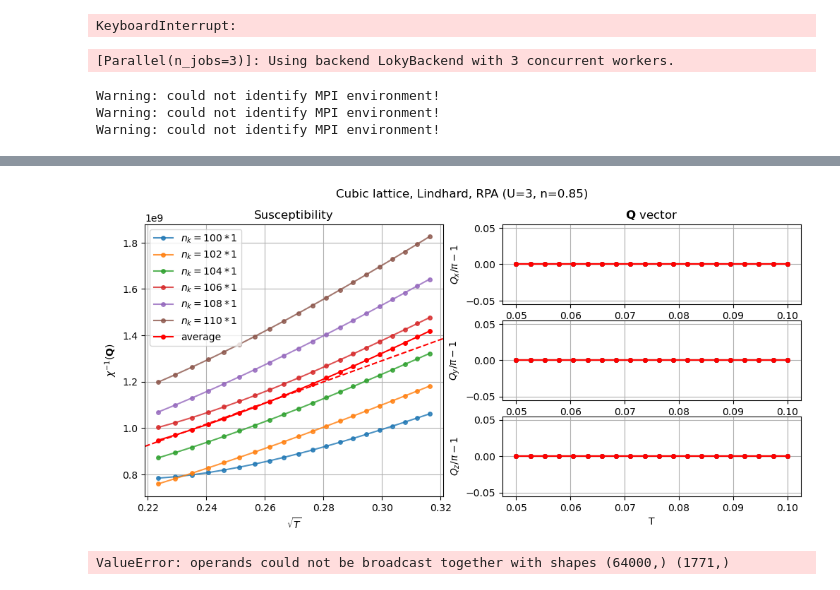
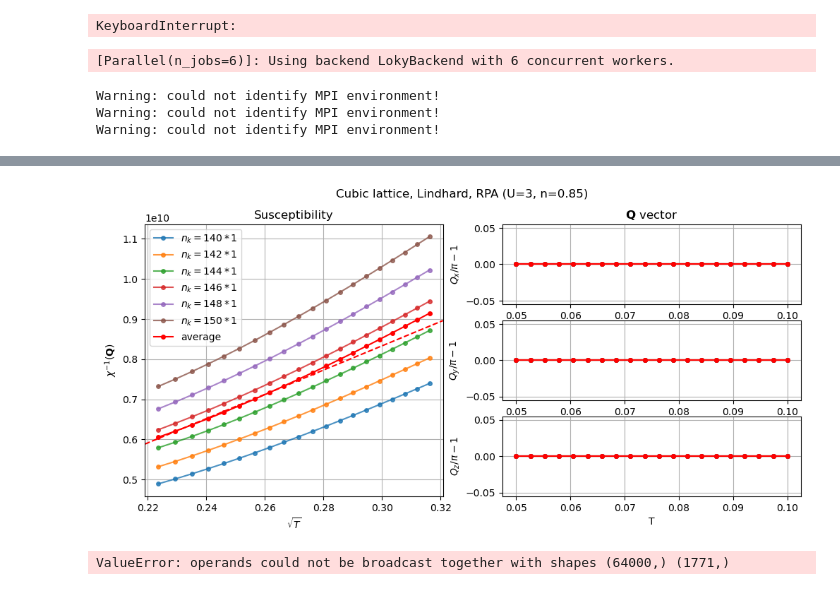
Before and after one commit to cctort/quantum_criticality, a Jupyter notebook: chi_rpa.ipynb, the cells around one changed output, grey strips where cells are left out. Drawn from its saved outputs; the diff is of its cells as text; code cells hidden in the pictures.

Commit message:
it actually works, results are wrong but it works

```diff
--- a/chi_rpa.ipynb
+++ b/chi_rpa.ipynb
@@ -196,11 +196,11 @@ par_dict = {'U': U, 'n': n, 'T': T_list}
 title = f'Cubic lattice, Lindhard, RPA (U={U}, n={n})'
 
 tp = 0.
-nk_list = list(range(100, 111, 2))
+nk_list = list(range(140, 151, 2))
 refine_ratio = 1
 sweep_dict = [{'par_dict': par_dict, 'nk': nk, 'fit': True, 'method': 'lindhard', 'q_path': ([1,1,0],[1,1,1]), 'tp': tp,
                'refine': True, 'refine_ratio': refine_ratio, 'ibz': True} for nk in nk_list]
-results_list = sweep_parallel(sweep_chirpa, sweep_dict, n_jobs=3)
+results_list = sweep_parallel(sweep_chirpa, sweep_dict, n_jobs=6)
 
 results_avg = results_list[-1].copy()
 results_avg['invchi'] = sum([results['invchi'] for results in results_list])/len(results_list)
@@ -217,7 +217,7 @@ fig, _ = pcut_chi(results_avg, 'T', plot_Q=(1,1,1), fit=True, x_exp=0.5,
 
 plt.show()
 # %% [output]
-[Parallel(n_jobs=3)]: Using backend LokyBackend with 3 concurrent workers.
+[Parallel(n_jobs=6)]: Using backend LokyBackend with 6 concurrent workers.
 Warning: could not identify MPI environment!
 Warning: could not identify MPI environment!
 Warning: could not identify MPI environment!
@@ -231,4 +237,4 @@ Starting serial run at: 2026-05-19 11:48:31.993292
-[figure, old version]
+[figure, new version]
 # %%
 lat = LATTICE()
 
```
Also changed, not shown: parts of 2 cells of this notebook.
